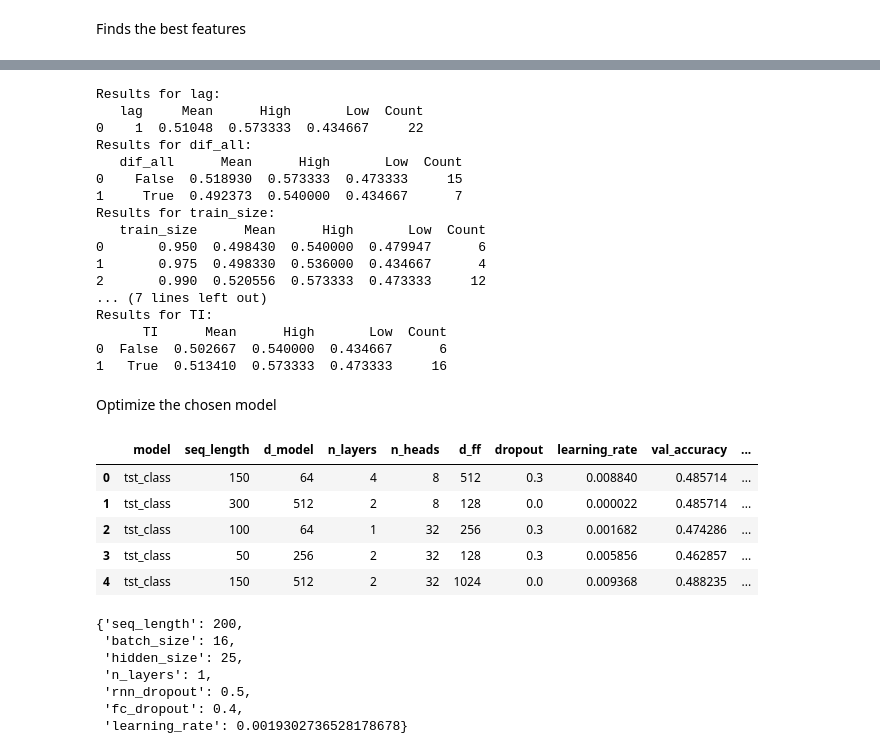
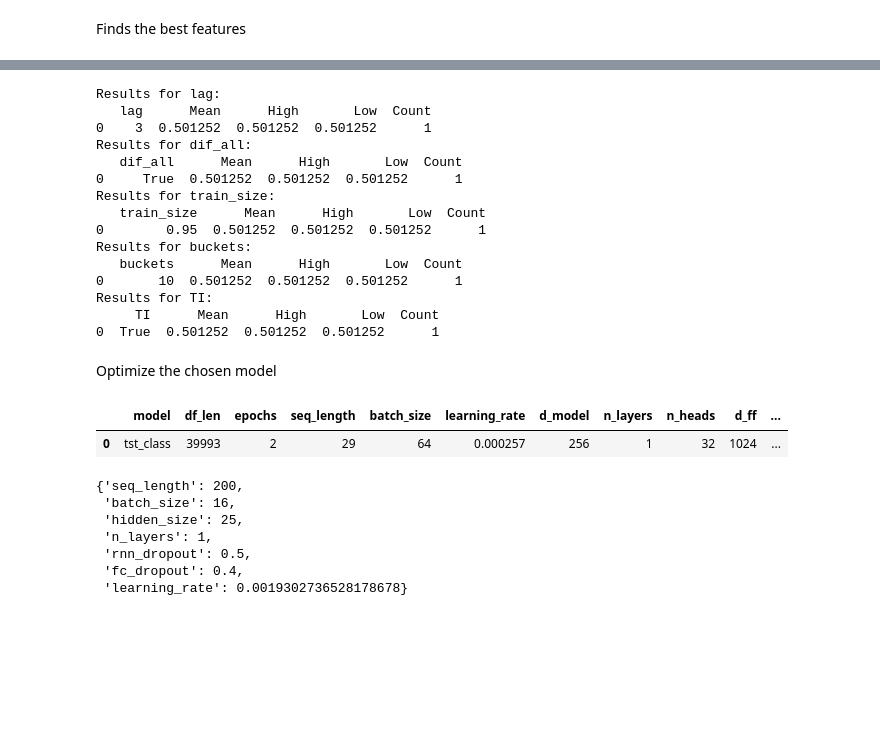
Before and after one commit to lukasmartinsson/Master-Thesis, a Jupyter notebook: main.ipynb, the cells around one changed output, grey strips where cells are left out. Saved outputs shown, nothing was run; the diff lists cells and outputs as text; code cells hidden in the pictures; blank space fills up the shorter version.

Commit message:
added folder structure and refractoring

```diff
--- a/main.ipynb
+++ b/main.ipynb
@@ -65,85 +62,62 @@ if data_opti:
-# %%
-import pandas as pd
-
-def get_results(df, groupby_col):
-    agg_results = df.groupby(groupby_col).agg({'bin_accuracy': ['mean', 'max', 'min', 'count']}).reset_index()
-    agg_results.columns = [groupby_col, 'Mean', 'High', 'Low', 'Count']
-    return agg_results
-
-df = pd.read_csv(f"Optimizer/data_optimization/{model_type}_hyperparameters_results.csv").fillna('None')
-
-groupby_cols = ['lag', 'dif_all', 'train_size', 'buckets', 'TI']
-results = {col: get_results(df, col) for col in groupby_cols}
-
-for col in groupby_cols:
-    print(f"Results for {col}:")
-    print(results[col])
-# %% [output]
-Results for lag:
-   lag     Mean      High       Low  Count
-0    1  0.51048  0.573333  0.434667     22
-Results for dif_all:
-   dif_all      Mean      High       Low  Count
-0    False  0.518930  0.573333  0.473333     15
-1     True  0.492373  0.540000  0.434667      7
-Results for train_size:
-   train_size      Mean      High       Low  Count
-0       0.950  0.498430  0.540000  0.479947      6
-1       0.975  0.498330  0.536000  0.434667      4
-2       0.990  0.520556  0.573333  0.473333     12
-... (7 lines left out)
-Results for TI:
-      TI      Mean      High       Low  Count
-0  False  0.502667  0.540000  0.434667      6
-1   True  0.513410  0.573333  0.473333     16
+# %%
+evaluation_data(model_type = model_type, folder = folder, index = index)
+# %% [output]
+Results for lag:
+   lag      Mean      High       Low  Count
+0    3  0.501252  0.501252  0.501252      1
+Results for dif_all:
+   dif_all      Mean      High       Low  Count
+0     True  0.501252  0.501252  0.501252      1
+Results for train_size:
+   train_size      Mean      High       Low  Count
+0        0.95  0.501252  0.501252  0.501252      1
+Results for buckets:
+   buckets      Mean      High       Low  Count
+0       10  0.501252  0.501252  0.501252      1
+Results for TI:
+     TI      Mean      High       Low  Count
+0  True  0.501252  0.501252  0.501252      1
 # %% [markdown]
 Optimize the chosen model
 # %%
-from Optimizer.optimizer import optimize_model
+file = 'Data\\twelve_data\AAPL_5min'
 
-file = 'Data\twelve_data\AAPL_15min'
-
-df = pd.readcsv(file)
+df = pd.read_csv(file)
 index = file.split('\\')[-1].split('_')[-1]
 data = 'twelve' if 'twelve' in file else 'alpacca'
 
 preprocessing_params = {
     'df': df,
     'lag': 1,
     'dif_all': False,
     'train_size': 0.95,
     'TSAI': True,
-    'CLF': False,
+    'CLF': True,
     'index': index,
     'data': data,
     'buckets': 2,
     'TI' : True
 }
-
 model_type = 'tst'
-
+folder = 'all'
 Classifier = preprocessing_params['CLF']
 model_type = model_type + '_class' if Classifier else model_type + '_reg'
 
-opti = True
+opti = False
 if opti:
-    optimize_model(model_type=model_type, preprocessing_params=preprocessing_params, n_trials=10, n_epochs=2)
+    optimize_model(model_type=model_type, preprocessing_params=preprocessing_params, n_trials=3, n_epochs=2, folder=folder)
 
-results_df = pd.read_csv(f"models/{model_type}/{model_type}_hyperparameters_results.csv")
+results_df = pd.read_csv(f"models/{model_type}/{folder}/{preprocessing_params['index']}/{model_type}_hyperparameters_results.csv")
 
 if Classifier:
     df = results_df.sort_values(by='val_accuracy', ascending=False)
 else:
     df = results_df.sort_values(by='val_mae', ascending=True)
 
 df
 # %% [output]
-|  | model | seq_length | d_model | n_layers | n_heads | d_ff | dropout | learning_rate | val_accuracy | ... |
-| 0 | tst_class | 150 | 64 | 4 | 8 | 512 | 0.3 | 0.008840 | 0.485714 | ... |
-| 1 | tst_class | 300 | 512 | 2 | 8 | 128 | 0.0 | 0.000022 | 0.485714 | ... |
-| 2 | tst_class | 100 | 64 | 1 | 32 | 256 | 0.3 | 0.001682 | 0.474286 | ... |
-| 3 | tst_class | 50 | 256 | 2 | 32 | 128 | 0.3 | 0.005856 | 0.462857 | ... |
-| 4 | tst_class | 150 | 512 | 2 | 32 | 1024 | 0.0 | 0.009368 | 0.488235 | ... |
+|  | model | df_len | epochs | seq_length | batch_size | learning_rate | d_model | n_layers | n_heads | d_ff | ... |
+| 0 | tst_class | 39993 | 2 | 29 | 64 | 0.000257 | 256 | 1 | 32 | 1024 | ... |
 # %%
 model_type = 'lstm_class'
 
```
Also changed, not shown: parts of 3 cells of this notebook, 35 other files.
